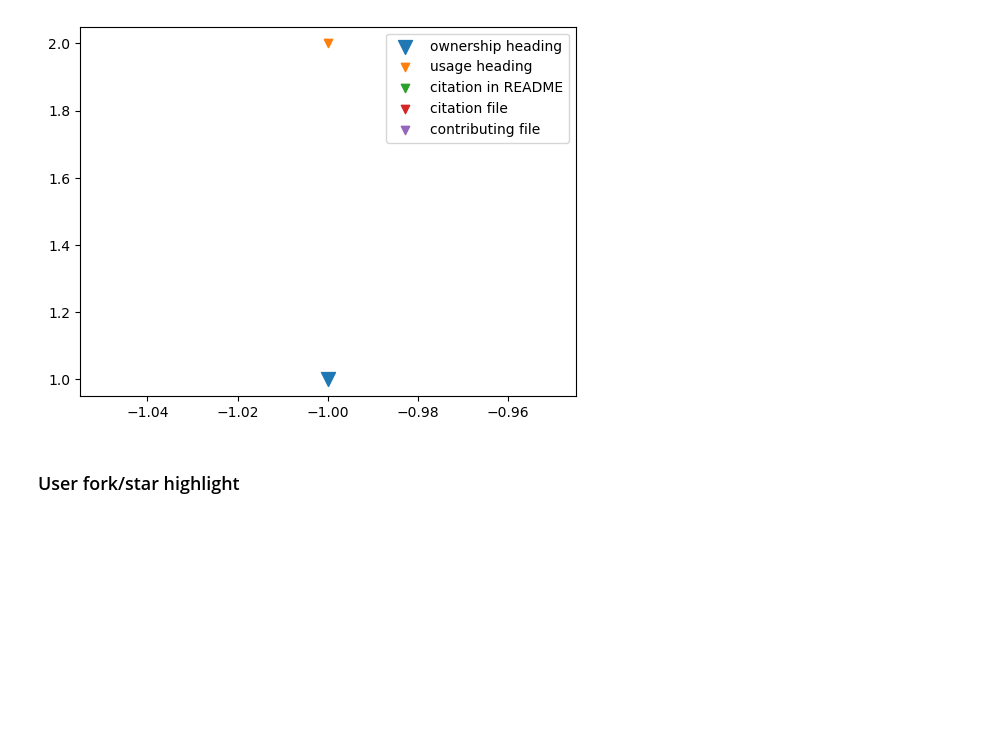
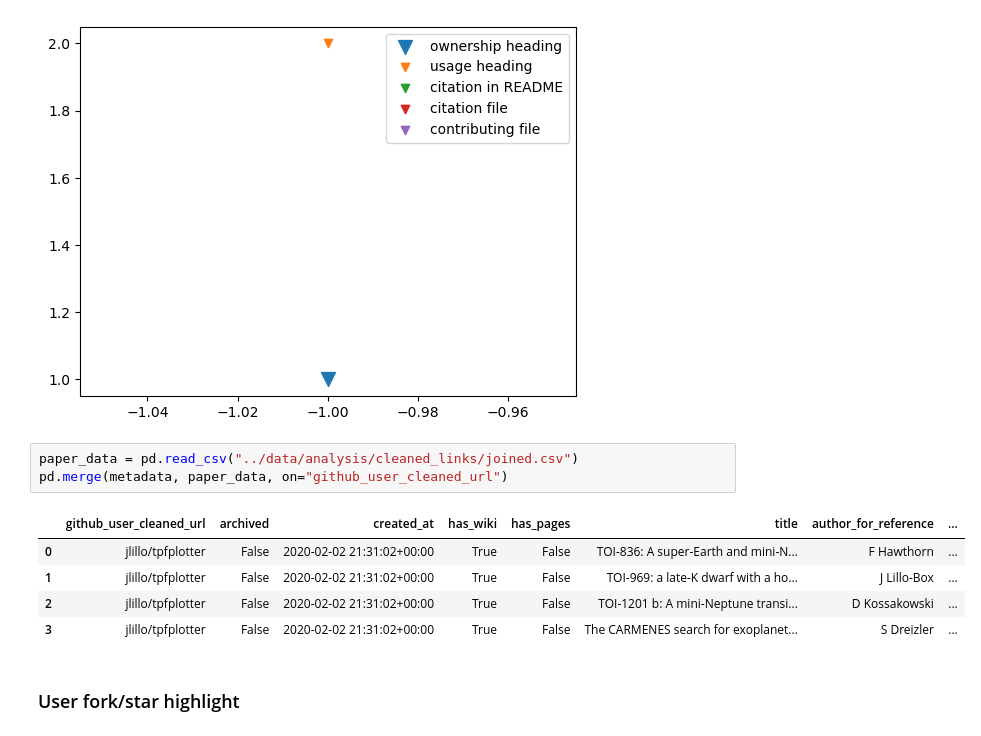
Before and after one commit to softwaresaved/rse-repo-analysis, a Jupyter notebook: analysis/github.ipynb, the cells around one changed output. Cells and saved outputs as stored; diff of their text form; blank space fills up the shorter version.

Commit message:
added paper publication to timeline

```diff
--- a/analysis/github.ipynb
+++ b/analysis/github.ipynb
@@ -1071,6 +1071,15 @@ plt.legend()
 plt.show()
 # %% [output]
 [figure]
+# %%
+paper_data = pd.read_csv("../data/analysis/cleaned_links/joined.csv")
+pd.merge(metadata, paper_data, on="github_user_cleaned_url")
+# %% [output]
+|  | github_user_cleaned_url | archived | created_at | has_wiki | has_pages | title | author_for_reference | ... |
+| 0 | jlillo/tpfplotter | False | 2020-02-02 21:31:02+00:00 | True | False | TOI-836: A super-Earth and mini-N... | F Hawthorn | ... |
+| 1 | jlillo/tpfplotter | False | 2020-02-02 21:31:02+00:00 | True | False | TOI-969: a late-K dwarf with a ho... | J Lillo-Box | ... |
+| 2 | jlillo/tpfplotter | False | 2020-02-02 21:31:02+00:00 | True | False | TOI-1201 b: A mini-Neptune transi... | D Kossakowski | ... |
+| 3 | jlillo/tpfplotter | False | 2020-02-02 21:31:02+00:00 | True | False | The CARMENES search for exoplanet... | S Dreizler | ... |
 # %% [markdown]
 ### User fork/star highlight
 # %%
```
Also changed, not shown: parts of 6 cells of this notebook, 1 other file.
